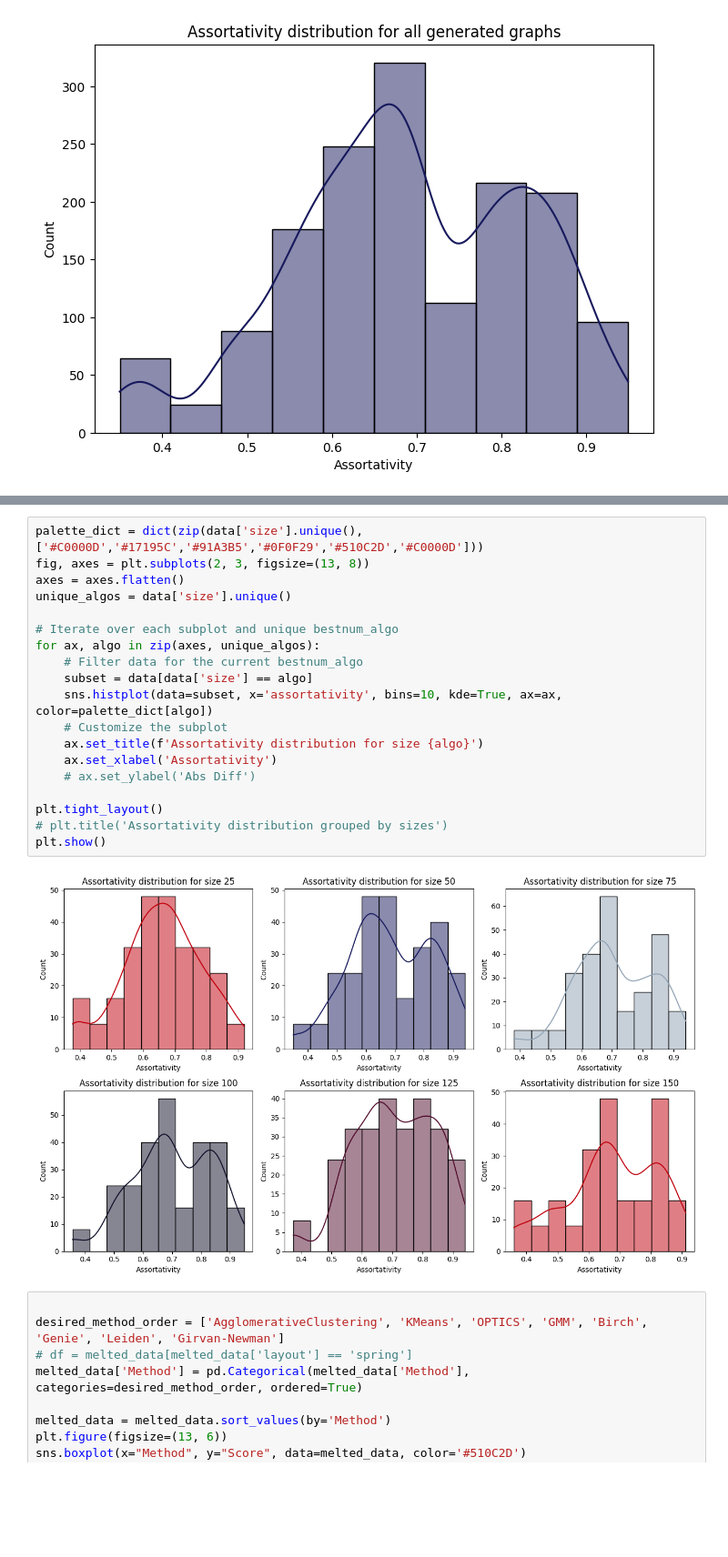
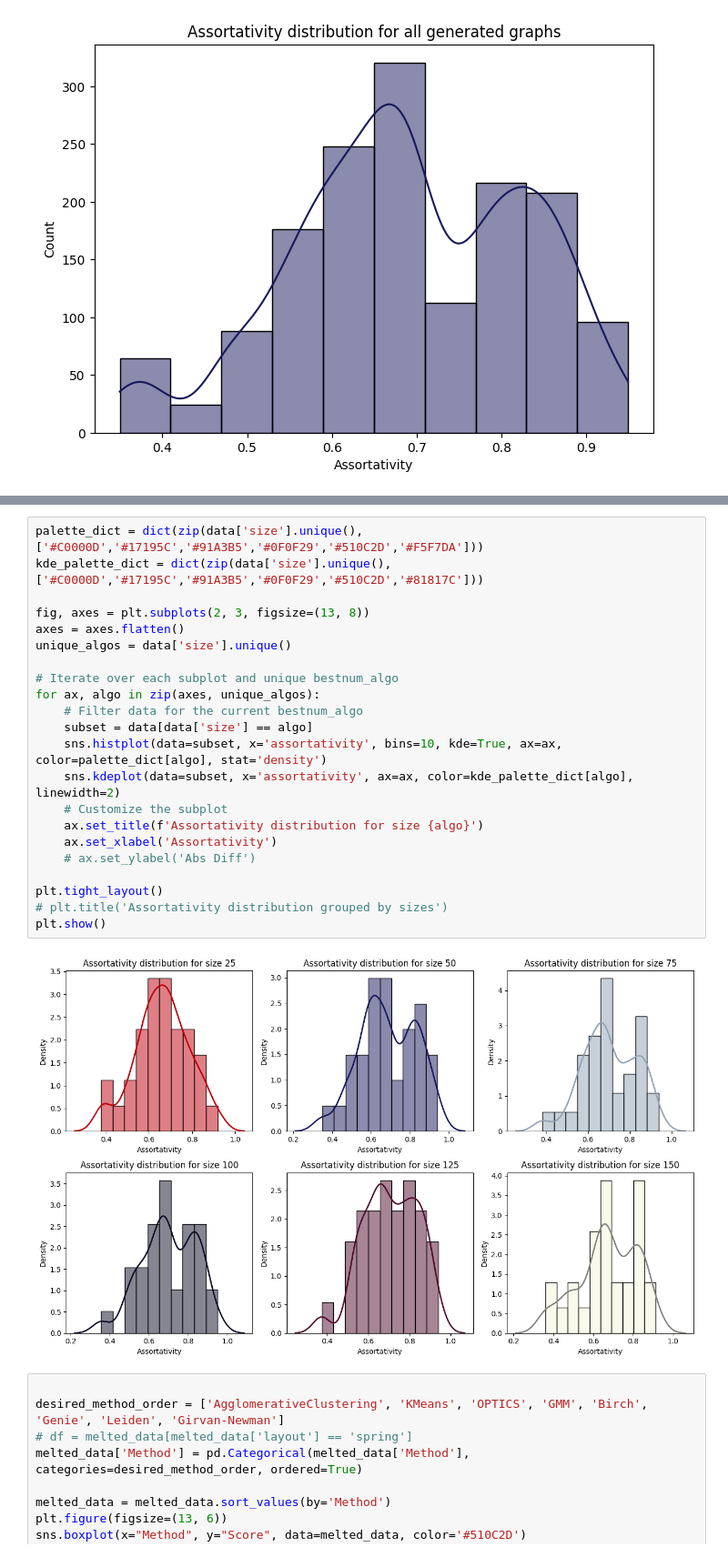
Before and after one commit to ARUMHC/Geometric-Properties-of-Graph-Visualization-Methods, a Jupyter notebook: code/ANALYSIS_whole_experiment_data.ipynb, the cells around one changed output, grey strips where cells are left out. Shown at 91% size. Cells and saved outputs as stored; diff of their text form; blank space fills up the shorter version.

```diff
--- a/code/ANALYSIS_whole_experiment_data.ipynb
+++ b/code/ANALYSIS_whole_experiment_data.ipynb
@@ -94,24 +122,27 @@ plt.show()
 # %%
-palette_dict = dict(zip(data['size'].unique(), ['#C0000D','#17195C','#91A3B5','#0F0F29','#510C2D','#C0000D']))
+palette_dict = dict(zip(data['size'].unique(), ['#C0000D','#17195C','#91A3B5','#0F0F29','#510C2D','#F5F7DA']))
+kde_palette_dict = dict(zip(data['size'].unique(), ['#C0000D','#17195C','#91A3B5','#0F0F29','#510C2D','#81817C']))
+
 fig, axes = plt.subplots(2, 3, figsize=(13, 8))
 axes = axes.flatten()
 unique_algos = data['size'].unique()
 
 # Iterate over each subplot and unique bestnum_algo
 for ax, algo in zip(axes, unique_algos):
     # Filter data for the current bestnum_algo
     subset = data[data['size'] == algo]
-    sns.histplot(data=subset, x='assortativity', bins=10, kde=True, ax=ax, color=palette_dict[algo])
+    sns.histplot(data=subset, x='assortativity', bins=10, kde=True, ax=ax, color=palette_dict[algo], stat='density')
+    sns.kdeplot(data=subset, x='assortativity', ax=ax, color=kde_palette_dict[algo], linewidth=2)
     # Customize the subplot
     ax.set_title(f'Assortativity distribution for size {algo}')
     ax.set_xlabel('Assortativity')
     # ax.set_ylabel('Abs Diff')
 
 plt.tight_layout()
 # plt.title('Assortativity distribution grouped by sizes')
 plt.show()
 # %% [output]
-[figure, old version]
+[figure, new version]
 # %%
 
 desired_method_order = ['AgglomerativeClustering', 'KMeans', 'OPTICS', 'GMM', 'Birch', 'Genie', 'Leiden', 'Girvan-Newman']
```
Also changed, not shown: parts of 1 cell of this notebook, 18 other files.
